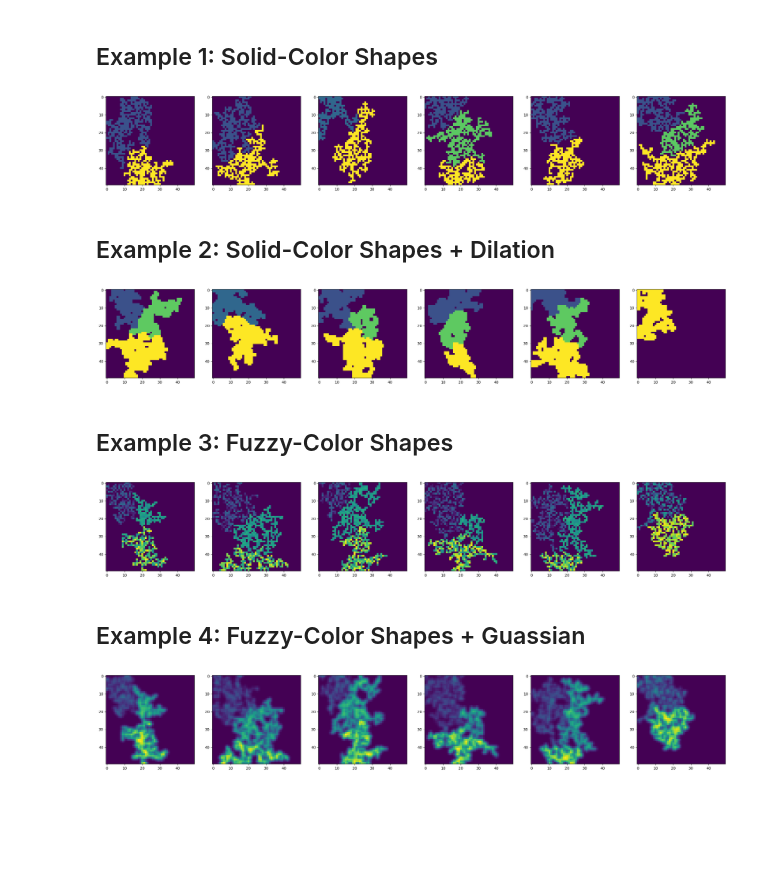
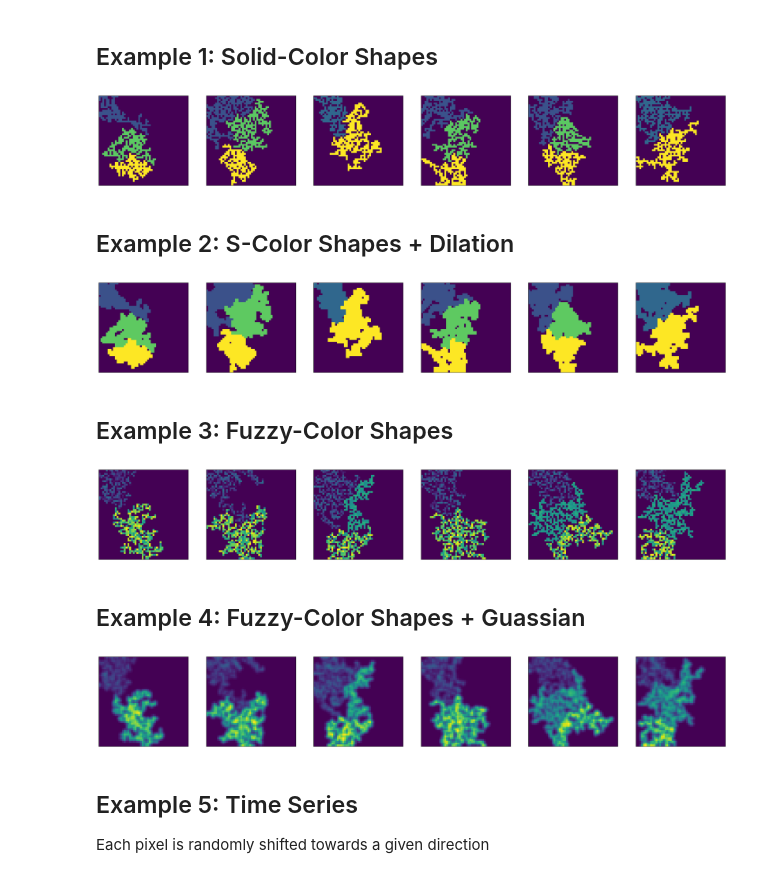
Before and after one commit to ekrell/geoscience-attribution-benchmarks, a Jupyter notebook: benchmarks/gen_rasters.ipynb, the cells around one changed output. Saved outputs shown, nothing was run; the diff lists cells and outputs as text; code cells hidden in the pictures; blank space fills up the shorter version.

```diff
--- a/benchmarks/gen_rasters.ipynb
+++ b/benchmarks/gen_rasters.ipynb
@@ -7,31 +7,46 @@ import scipy.ndimage as ndimage
 # %% [markdown]
 ## Functions for generating random rasters
 # %%
-def filterBounds(coords_list, max_x, max_y, min_x=0, min_y=0):
-  mins = (min_x, min_y)
-  maxs = (max_x, max_y)
+def filterBounds(coords_list, max_x, max_y, max_z, min_x=0, min_y=0, min_z=0):
+  mins = (min_x, min_y, min_z)
+  maxs = (max_x, max_y, max_z)
   a = coords_list
   return a[(a >= mins).all(axis=1) & (a <= maxs).all(axis=1)]
 
 
 def grow(raster, mask, coords, threshold, decay, point_value, point_value_dist=0):
-  if mask[coords[0], coords[1]] != 0:
+
+  # Adjust 2D data to be 3D (with one band)
+  if len(raster.shape) == 2:
+    raster = np.reshape(raster, (raster.shape[0], raster.shape[1], 1))
+    mask = np.reshape(mask, (raster.shape[0], raster.shape[1], 1))
+    coords = (coords[0], coords[1], 0)
+
+  if mask[coords[0], coords[1], coords[2]] != 0:
     return
-  mask[coords[0], coords[1]] = 1.0
+  mask[coords[0], coords[1], coords[2]] = 1.0
 
   sample = np.random.rand()
   if sample <= threshold:
-    raster[coords[0], coords[1]] = point_value + np.random.uniform(-1 * point_value_dist, point_value_dist)
+    raster[coords[0], coords[1], coords[2]] = point_value + np.random.uniform(-1 * point_value_dist, point_value_dist)
   else:
     return
 
   neighbors = np.array([
-      (coords[0] - 1, coords[1]),
-      (coords[0] + 1, coords[1]),
-      (coords[0], coords[1] - 1),
-      (coords[0], coords[1] + 1),
+      (coords[0] - 1, coords[1], coords[2]),
+      (coords[0] + 1, coords[1], coords[2]),
+      (coords[0], coords[1] - 1, coords[2]),
+      (coords[0], coords[1] + 1, coords[2]),
+      (coords[0] - 1, coords[1], coords[2] - 1),
+      (coords[0] + 1, coords[1], coords[2] - 1),
+      (coords[0], coords[1] - 1, coords[2] - 1),
+      (coords[0], coords[1] + 1, coords[2] - 1),
+      (coords[0] - 1, coords[1], coords[2] + 1),
+      (coords[0] + 1, coords[1], coords[2] + 1),
+      (coords[0], coords[1] - 1, coords[2] + 1),
+      (coords[0], coords[1] + 1, coords[2] + 1),
   ])
-  valid_neighbors = filterBounds(neighbors, raster.shape[1] - 1, raster.shape[0] - 1)
+  valid_neighbors = filterBounds(neighbors, raster.shape[1] - 1, raster.shape[0] - 1, raster.shape[2] - 1)
   for vn in valid_neighbors:
     grow(raster, mask, vn, threshold - decay, decay, point_value, point_value_dist)
 # %% [markdown]
@@ -57,19 +72,23 @@ for i in range(n_samples):
 # %%
 fig, axs = plt.subplots(1, n_samples, figsize=(n_samples * 5, 5))
 for i in range(n_samples):
   axs[i].imshow(rasters[i])
+  axs[i].set_yticks([])
+  axs[i].set_xticks([])
 # %% [output]
-[figure, old version]
+[figure, new version]
 # %% [markdown]
-## Example 2: Solid-Color Shapes + Dilation
+## Example 2: S-Color Shapes + Dilation
 # %%
 dilations = [ndimage.grey_dilation(raster, size=(2, 2), structure=np.ones((2, 2))) for raster in rasters]
 # %%
 fig, axs = plt.subplots(1, n_samples, figsize=(n_samples * 5, 5))
 for i in range(n_samples):
   axs[i].imshow(dilations[i])
+  axs[i].set_yticks([])
+  axs[i].set_xticks([])
 # %% [output]
-[figure, old version]
+[figure, new version]
 # %% [markdown]
 ## Example 3: Fuzzy-Color Shapes
 # %%
@@ -82,8 +101,10 @@ for i in range(n_samples):
 fig, axs = plt.subplots(1, n_samples, figsize=(n_samples * 5, 5))
 for i in range(n_samples):
   axs[i].imshow(rasters[i])
+  axs[i].set_yticks([])
+  axs[i].set_xticks([])
 # %% [output]
-[figure, old version]
+[figure, new version]
 # %% [markdown]
 ## Example 4: Fuzzy-Color Shapes + Guassian
 # %%
@@ -92,5 +113,11 @@ guassians = [ndimage.gaussian_filter(raster, sigma=0.75) for raster in rasters]
 fig, axs = plt.subplots(1, n_samples, figsize=(n_samples * 5, 5))
 for i in range(n_samples):
   axs[i].imshow(guassians[i])
+  axs[i].set_yticks([])
+  axs[i].set_xticks([])
 # %% [output]
-[figure, old version]
+[figure, new version]
+# %% [markdown]
+## Example 5: Time Series
+
+Each pixel is randomly shifted towards a given direction
```
Also changed, not shown: parts of 16 cells of this notebook.
